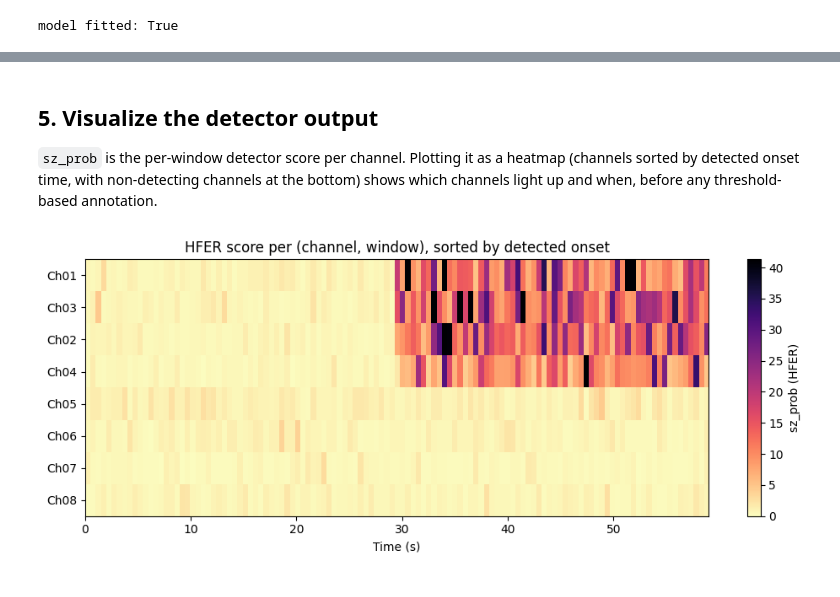
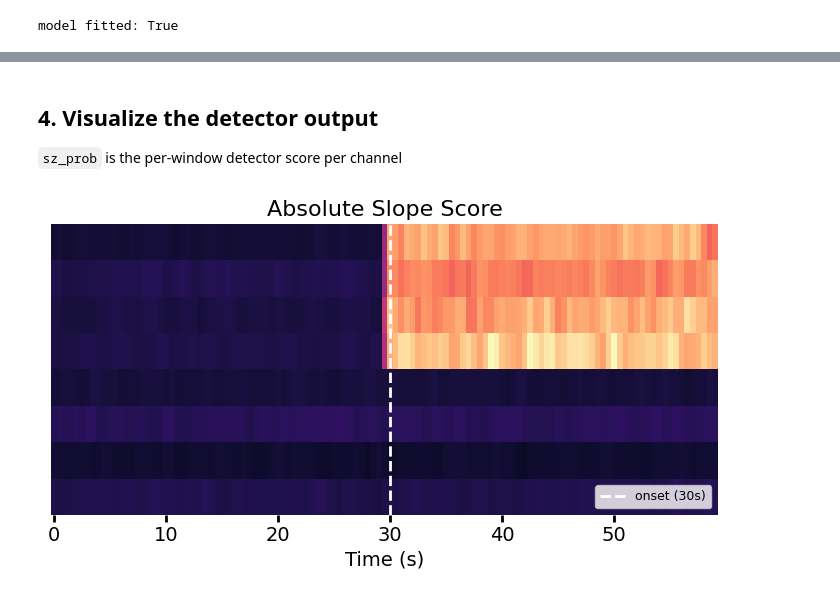
Before and after one commit to wojemann/DynaSD, a Jupyter notebook: examples/quickstart.ipynb, the cells around one changed output, grey strips where cells are left out. Saved outputs shown, nothing was run; the diff lists cells and outputs as text; code cells hidden in the pictures.

```diff
--- a/examples/quickstart.ipynb
+++ b/examples/quickstart.ipynb
@@ -71,7 +72,7 @@ data. Pass only the baseline portion to `fit`.
 # %%
-baseline = X.iloc[: int(sz_start * fs)]   # first 30 seconds
+baseline = X.iloc[: int((sz_start - 10) * fs)]   # first 20 seconds
 
-model = HFER(fs=fs, w_size=1.0, w_stride=0.5)
+model = ABSSLP(fs=fs, w_size=1.0, w_stride=0.5)
 model.fit(baseline)
 print(f"model fitted: {model.is_fitted}")
 # %% [output]
@@ -137,30 +99,26 @@ onsets.T.rename(columns={0: "detected_onset_sec"})
 # %% [markdown]
-## 5. Visualize the detector output
+## 4. Visualize the detector output
 
-`sz_prob` is the per-window detector score per channel. Plotting it as a
-heatmap (channels sorted by detected onset time, with non-detecting channels
-at the bottom) shows which channels light up and when, before any
-threshold-based annotation.
+`sz_prob` is the per-window detector score per channel
 # %%
-# Sort channels by detected onset time; NaN onsets sink to the bottom.
-detected = onsets.iloc[0]
-order = sorted(
-    X.columns,
-    key=lambda c: (np.inf if pd.isna(detected[c]) else detected[c], c),
-)
-sorted_idx = [list(X.columns).index(c) for c in order]
+fig, ax = plt.subplots(figsize=(7, 4))
 
-fig, ax = plt.subplots(figsize=(10, 4))
-heatmap = sz_prob[order].T.values  # (n_channels, n_windows)
-extent = [sz_prob.index[0], sz_prob.index[-1], len(order), 0]  # y inverted: row 0 at top
-im = ax.imshow(heatmap, aspect="auto", cmap="magma_r", extent=extent,
-               vmin=0, vmax=np.percentile(heatmap, 99))
-ax.set_yticks(np.arange(len(order)) + 0.5)
-ax.set_yticklabels(order)
+# Plot the score matrix
+ax.imshow(sz_prob.T, vmin=0, vmax=600, aspect='auto', cmap='magma')
+
+# Remove all axis spines for clean publication-ready appearance
+for spine in ax.spines.values():
+    spine.set_visible(False)
+
+# Remove tick marks for clean visualization
+ax.set_yticks([])
+ax.set_xticks(range(0,len(sz_prob.index),20), sz_prob.index.astype(int)[::20])
 ax.set_xlabel("Time (s)")
-ax.set_title("HFER score per (channel, window), sorted by detected onset")
-fig.colorbar(im, ax=ax, label="sz_prob (HFER)")
+ax.set_title("Absolute Slope Score")
+onset_idx = np.where(sz_prob.index == sz_start)[0][0]
+ax.axvline(onset_idx, color="white", ls="--", lw=2, label=f"onset ({int(sz_start)}s)")
+ax.legend(loc="lower right", fontsize=9)
 fig.tight_layout()
 plt.show()
 # %% [output]
-[figure, old version]
+[figure, new version]
```
Also changed, not shown: parts of 16 cells of this notebook.
